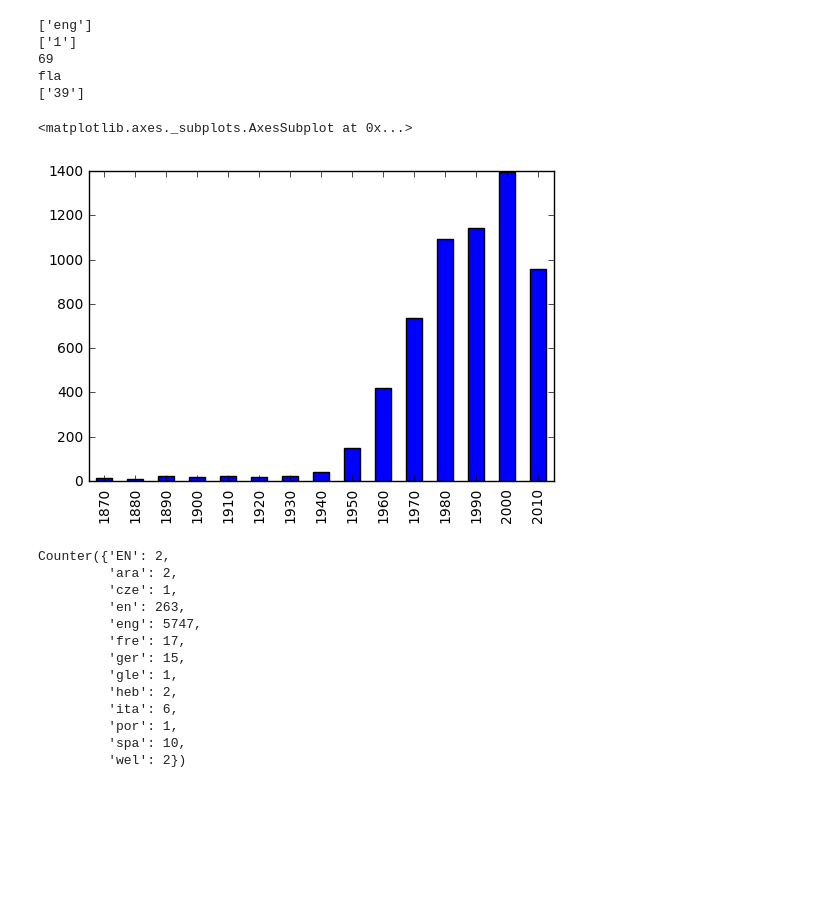
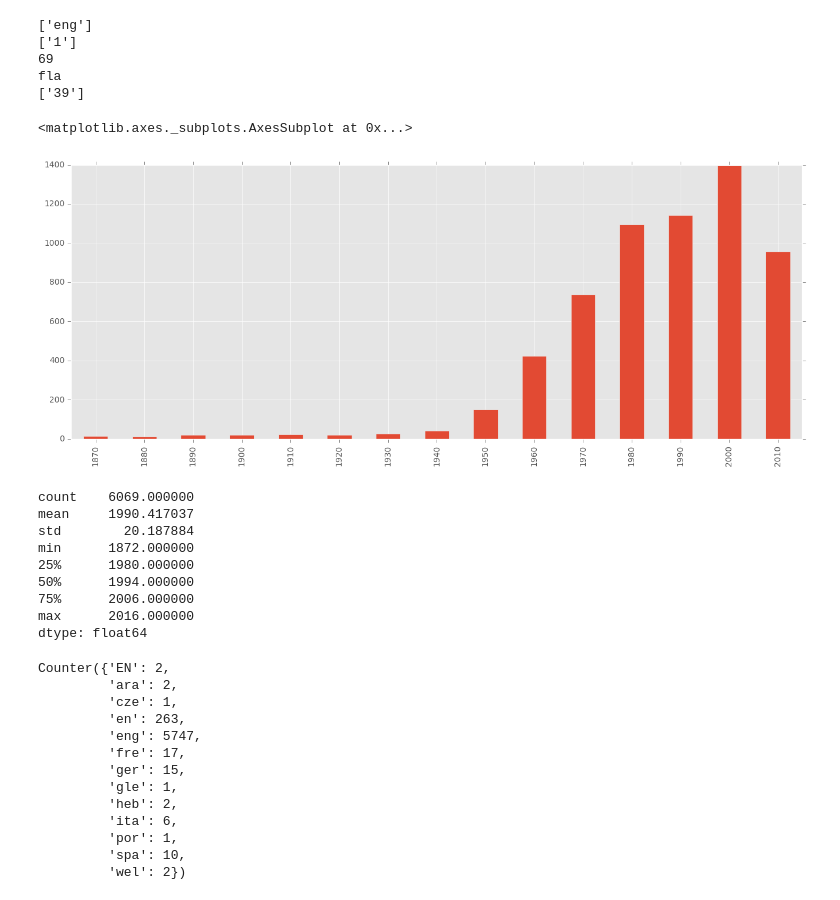
Before and after one commit to lit-mod-viz/middlemarch-critical-histories, a Jupyter notebook: e1/e1-metadata-stats.ipynb, the cells around one changed output. Drawn from its saved outputs; the diff is of its cells as text; code cells hidden in the pictures; blank space fills up the shorter version.

```diff
--- a/e1/e1-metadata-stats.ipynb
+++ b/e1/e1-metadata-stats.ipynb
@@ -8,9 +8,10 @@ from nltk.corpus import names
 %matplotlib inline
 from matplotlib import pyplot as plt
 plt.rcParams["figure.figsize"] = [16, 6]
+plt.style.use('ggplot')
 # %%
 # Load the data.
-with open('txt/middlemarch.json') as f:
+with open('../txt/middlemarch.json') as f:
     mm = f.readlines()
 # %%
 # How many articles are there?
@@ -39,15 +40,28 @@ fla
 # %%
 # What years are represented by these articles?
 years = [item['year'] for item in data]
 
 # And what decades?
 decades = [(year - (year % 10)) for year in years]
 
 # Plot the articles by decade.
-pd.Series(Counter(decades)).plot(kind='bar')
+hist = pd.Series(Counter(decades))
+hist.plot(kind='bar')
 # %% [output]
 <matplotlib.axes._subplots.AxesSubplot at 0x...>
-[figure, old version]
+[figure, new version]
+# %%
+pd.Series(years).describe()
+# %% [output]
+count    6069.000000
+mean     1990.417037
+std        20.187884
+min      1872.000000
+25%      1980.000000
+50%      1994.000000
+75%      2006.000000
+max      2016.000000
+dtype: float64
 # %%
 # What languages are represented?
 
```
Also changed, not shown: parts of 10 cells of this notebook, 1 other file.
